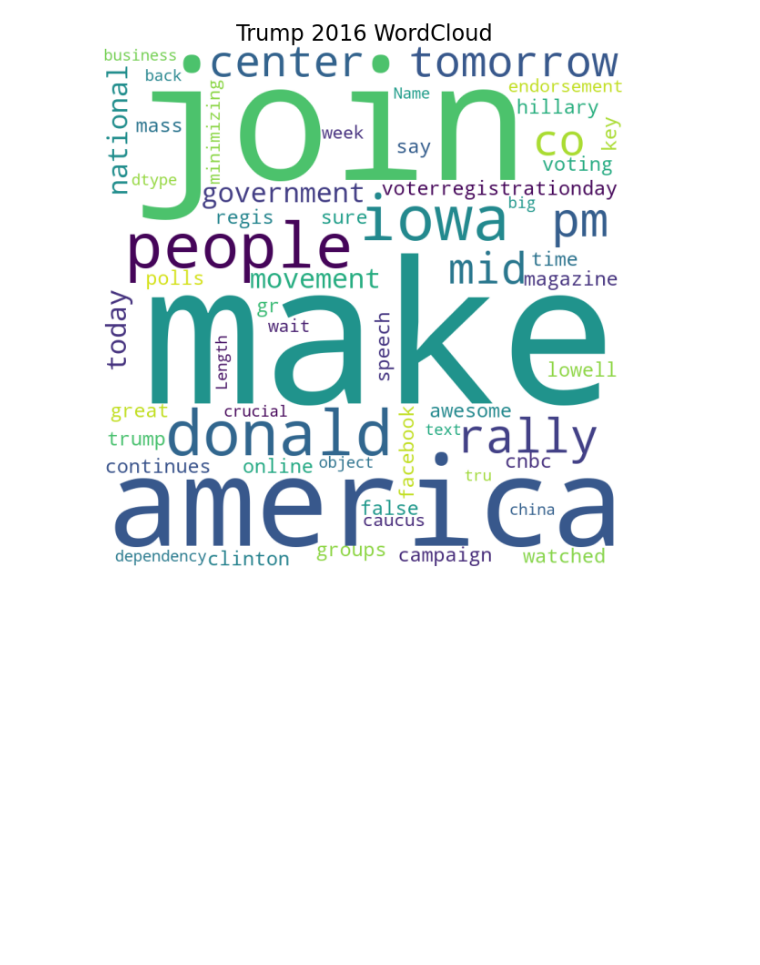
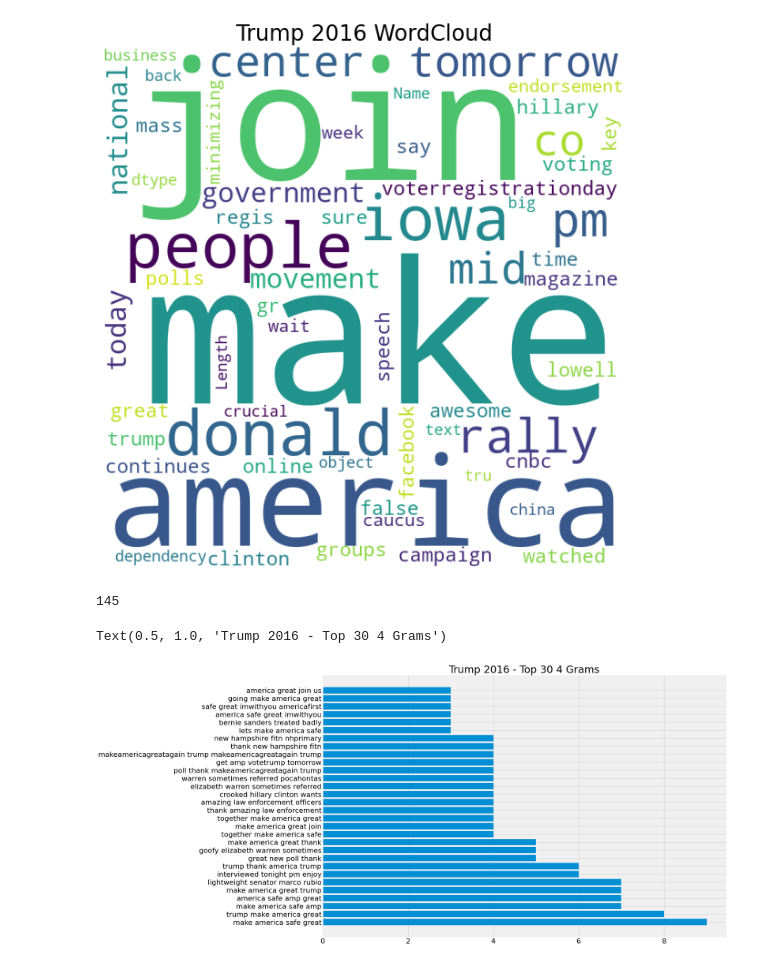
Before and after one commit to DinaTTomoum/Thesis2021, a Jupyter notebook: trump16ngrams.ipynb, the cells around one changed output. Drawn from its saved outputs; the diff is of its cells as text; code cells hidden in the pictures; blank space fills up the shorter version.

```diff
--- a/trump16ngrams.ipynb
+++ b/trump16ngrams.ipynb
@@ -195,10 +195,15 @@ top30quad = quadgramFreq.most_common(30)
 # %%
-top30[1][1]
+top30bi[1][1]
+# %% [output]
+145
 # %%
 import matplotlib.pyplot as plt
-top30  = [list(elem) for elem in top30]
-xs, ys = [*zip(*top30)]
+top30quad  = [list(elem) for elem in top30quad]
+xs, ys = [*zip(*top30quad)]
 plt.figure(figsize=(20,15), )
 plt.rcParams.update({'font.size': 22})
 plt.barh(xs,ys)
-plt.title ("Top 30 Three Grams")
+plt.title ("Trump 2016 - Top 30 4 Grams")
+# %% [output]
+Text(0.5, 1.0, 'Trump 2016 - Top 30 4 Grams')
+[figure, added]
```
Also changed, not shown: parts of 6 cells of this notebook.
